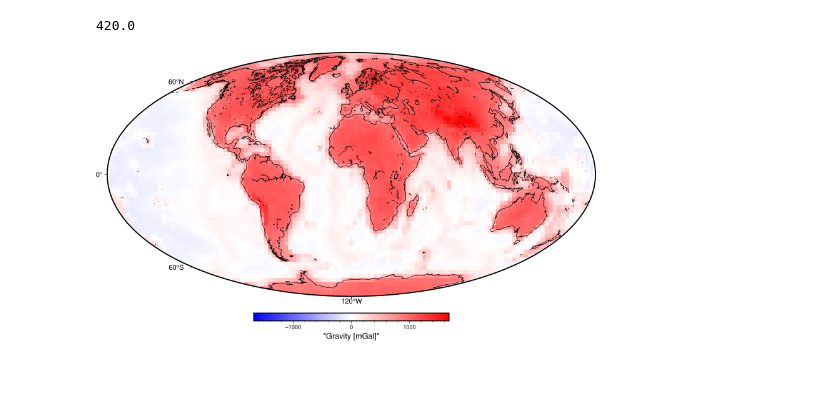
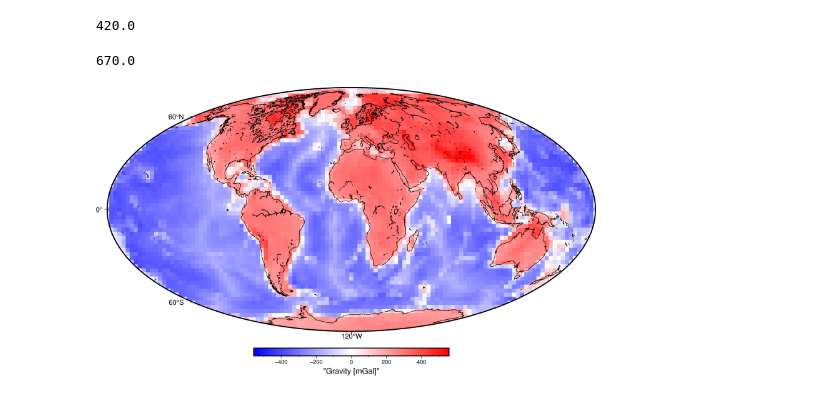
Before and after one commit to AmitavaDutta/gravity_tesseroids, a Jupyter notebook: tesseroid_layer.ipynb, the cells around one changed output. Saved outputs shown, nothing was run; the diff lists cells and outputs as text; code cells hidden in the pictures.

```diff
--- a/tesseroid_layer.ipynb
+++ b/tesseroid_layer.ipynb
@@ -63,20 +63,25 @@ lab_depth = lab_depth * 1e3                   # in m
 3270.0 - 2850.0
 # %% [output]
 420.0
+# %%
+(-1040-2400+2850+3270)/4
+# %% [output]
+670.0
 # %%
 %%time
 # The true surface (land or seafloor): radius from Earth's center
 surface = topo + reference
 
 # Density contrasts # kg/m³
-#rho_water = 1040.0 - 3270.0     ## negative contrast removes mass
-#rho_crust = 3270.0 - 2670.0     ## positive contrast adds mass
-#rho_mantle = 0.0                ## Reference, Density of mantle is 3270.0, so no density contrast
+## negative contrast removes mass
+## positive contrast adds mass
+## Reference, Density of mantle is 3270.0, so no density contrast
 # Density contrasts # kg/m³
 rho_water = 1040.0 - 2670.0  ## water contrast
-rho_sed = 2670.0 - 1300.0    ## sediments contrast
-rho_crust = 3270.0 - 2850.0  ## crust contrast
-rho_mantle = 0.0             ## Reference, Density of mantle is 3270.0, so no density contrast
+rho_sed = 2400.0 - 2670.0    ## sediments contrast
+rho_crust = xr.where(topo > 0, 2850.0 - 2670.0, 2950.0 - 2670.0) ## crust contrast
+rho_lab = 3300 - 2670
+rho_mantle = 0            ## Reference, Density of mantle is 3270.0, so no density contrast
 
 # Water Layer (only where topo < 0)
 water_top = reference
@@ -93,11 +98,16 @@ tess_sed = hm.tesseroid_layer(coordinates=(topo.longitude, topo.latitude),surfac
 # Crust Layer (land and ocean)
 crust_top = sed_bottom
 crust_bottom = crust_top - moho_depth
-tess_crust = hm.tesseroid_layer(coordinates=(topo.longitude, topo.latitude),surface=crust_top,reference=crust_bottom,properties={"density": xr.full_like(topo, rho_crust)})
+tess_crust = hm.tesseroid_layer(coordinates=(topo.longitude, topo.latitude),surface=crust_top,reference=crust_bottom,properties={"density": rho_crust}) #properties={"density": xr.full_like(topo, rho_crust)})
 
 # Mantle Layer (Moho to LAB)
-mantle_top = crust_bottom
-mantle_bottom = mantle_top - (lab_depth - moho_depth)
+lab_top = crust_bottom
+lab_bottom = lab_top - (lab_depth - moho_depth)
+tess_lab = hm.tesseroid_layer(coordinates=(topo.longitude, topo.latitude),surface=lab_top,reference=lab_bottom,properties={"density": xr.full_like(topo, rho_lab)})
+
+# Mantle Layer (Moho to LAB)
+mantle_top = lab_bottom
+mantle_bottom = mantle_top - (400e3 - moho_depth)
 tess_mantle = hm.tesseroid_layer(coordinates=(topo.longitude, topo.latitude),surface=mantle_top,reference=mantle_bottom,properties={"density": xr.full_like(topo, rho_mantle)})
 
 # Create a regular grid of computation points located at 10km above reference
@@ -106,31 +116,32 @@ grid_radius = ellipsoid.geocentric_radius(grid_latitude) + 10e3
 grid_coords = (grid_longitude, grid_latitude, grid_radius)
 
 # Compute gravity field (vertical component)
 gravity_w = tess_water.tesseroid_layer.gravity(grid_coords, field="g_z")
 gravity_s = tess_sed.tesseroid_layer.gravity(grid_coords, field="g_z")
 gravity_c = tess_crust.tesseroid_layer.gravity(grid_coords, field="g_z")
+gravity_l = tess_lab.tesseroid_layer.gravity(grid_coords, field="g_z")
 gravity_m = tess_mantle.tesseroid_layer.gravity(grid_coords, field="g_z")
 gravity = gravity_w + gravity_s + gravity_c + gravity_m
 gravity = vd.make_xarray_grid(
     grid_coords,
     gravity,
     data_names="g_z",
     dims=("latitude", "longitude"),
     extra_coords_names="radius",
 )
 
 # Plot gravity map
 fig = pygmt.Figure()
 maxabs = vd.maxabs(gravity.g_z)
 pygmt.makecpt(cmap="polar+h", series=(-maxabs, maxabs))
 fig.grdimage(
     gravity.g_z,
     projection="W25c",
     nan_transparent=True,
 )
 fig.basemap(frame=True)
 fig.colorbar(frame='af+l"Gravity [mGal]"', position="JCB+w10c")
 fig.coast(shorelines="0.5p,black")
 fig.show()
 # %% [output]
-[figure, old version]
+[figure, new version]
```
Also changed, not shown: parts of 1 cell of this notebook.
